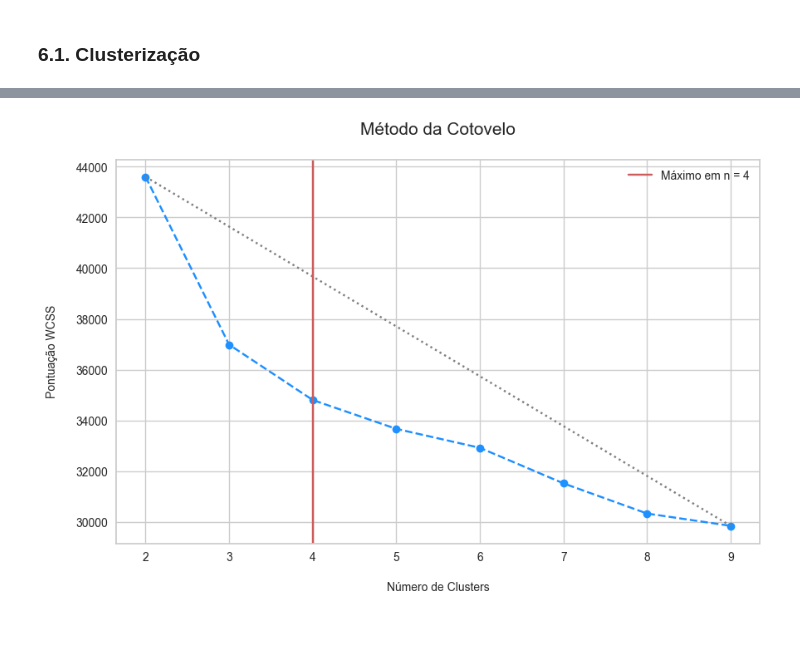
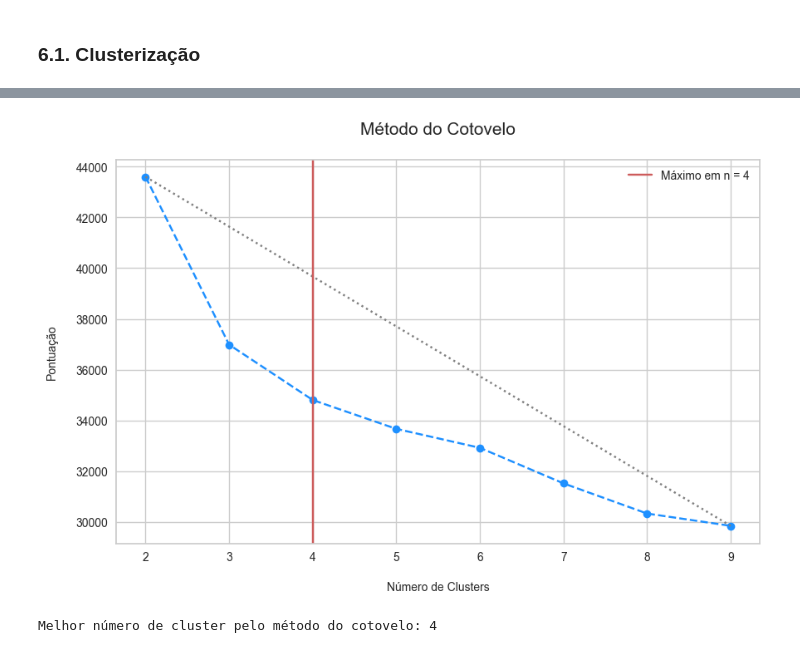
Before and after one commit to emso-exe/Analise_de_rh_-_people_analytics, a Jupyter notebook: 001_analise_de_rh.ipynb, the cells around one changed output, grey strips where cells are left out. Cells and saved outputs as stored; diff of their text form; code cells hidden in the pictures.

```diff
--- a/001_analise_de_rh.ipynb
+++ b/001_analise_de_rh.ipynb
@@ -1357,38 +1380,53 @@ plt.show()
 # %%
-import numpy as np
-import matplotlib.pyplot as plt
-from sklearn.cluster import KMeans
+# Lista para armazenar os valores para diferentes números de clusters
+# WCSS (Within-Cluster Sum of Squares - Soma de quadrados dentro do cluster)
+wcss = []
 
-# Supondo que df_componentes já está definido
-wcss = []
+# Loop para testar diferentes números de clusters (de 2 a 9)
 for n_clusters in range(2, 10):
+    # Inicialização do modelo KMeans com o número de clusters atual
     kmeans = KMeans(n_clusters=n_clusters, random_state=0, n_init='auto')
     kmeans.fit_predict(df_componentes)
+    # Adiciona a 'soma das distâncias ao quadrado dentro dos clusters' à lista de WCSS
     wcss.append(kmeans.inertia_)
 
 # Coordenadas dos pontos extremos da linha de referência
 x1, x2 = 2, 9
 y1, y2 = wcss[0], wcss[-1]
 
 # Distâncias dos pontos à linha reta
 distances = []
 for i in range(len(wcss)):
     x0 = i + 2
     y0 = wcss[i]
-    distance = abs((y2 - y1) * x0 - (x2 - x1) * y0 + x2 * y1 - y2 * x1) / np.sqrt((y2 - y1)**2 + (x2 - x1)**2)
-    distances.append(distance)
-
+    numerator = abs((y2 - y1) * x0 - (x2 - x1) * y0 + x2 * y1 - y2 * x1)
+    denominator = np.sqrt((y2 - y1)**2 + (x2 - x1)**2)
+    distances.append(numerator/denominator)
+# Encontra o número de clusters de maior distância da reta de referência (perpendicular)
 best_n_clusters = distances.index(max(distances)) + 2
 
+# Criar o gráfico de linhas
 plt.figure(figsize=(10, 6))
 plt.plot(range(2, 10), wcss, marker='o', linestyle='--', color='dodgerblue')
+
+# Plota a linha de referência (perpendicular)
 plt.plot([x1, x2], [y1, y2], linestyle=':', color='grey')
+
+# Adiciona uma linha vertical na posição do melhor número de clusters
 plt.axvline(x=best_n_clusters, color='indianred', linestyle='-', label=f'Máximo em n = {best_n_clusters}')
 
-plt.title('Método da Cotovelo\n', fontsize=15)
+# Adiciona título e rótulos aos eixos do gráfico
+plt.title('Método do Cotovelo\n', fontsize=15)
 plt.xlabel('\nNúmero de Clusters', fontsize=10)
-plt.ylabel('Pontuação WCSS\n', fontsize=10)
+plt.ylabel('Pontuação\n', fontsize=10)
+
+# Adicionando a legenda
 plt.legend()
+
+# Exibindo o gráfico
 plt.show()
+
+print(f'\nMelhor número de cluster pelo método do cotovelo: {best_n_clusters}')
 # %% [output]
-[figure, old version]
+[figure, new version]
+Melhor número de cluster pelo método do cotovelo: 4
```
Also changed, not shown: parts of 14 cells of this notebook.
